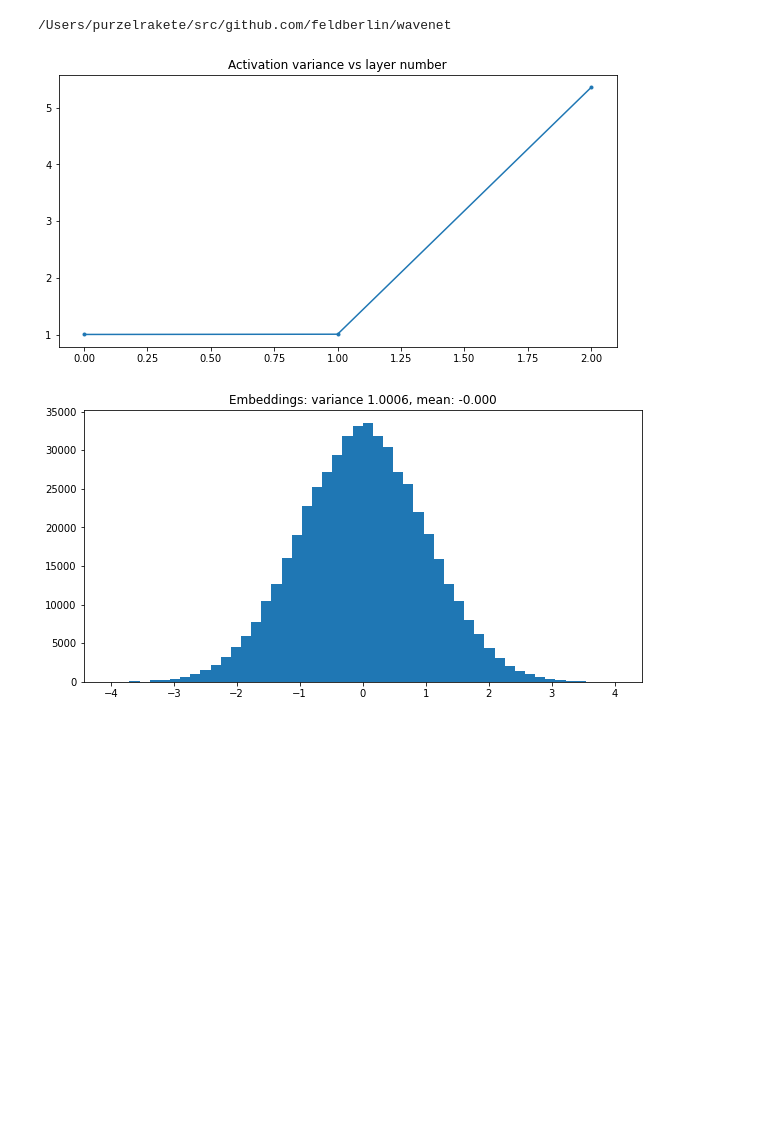
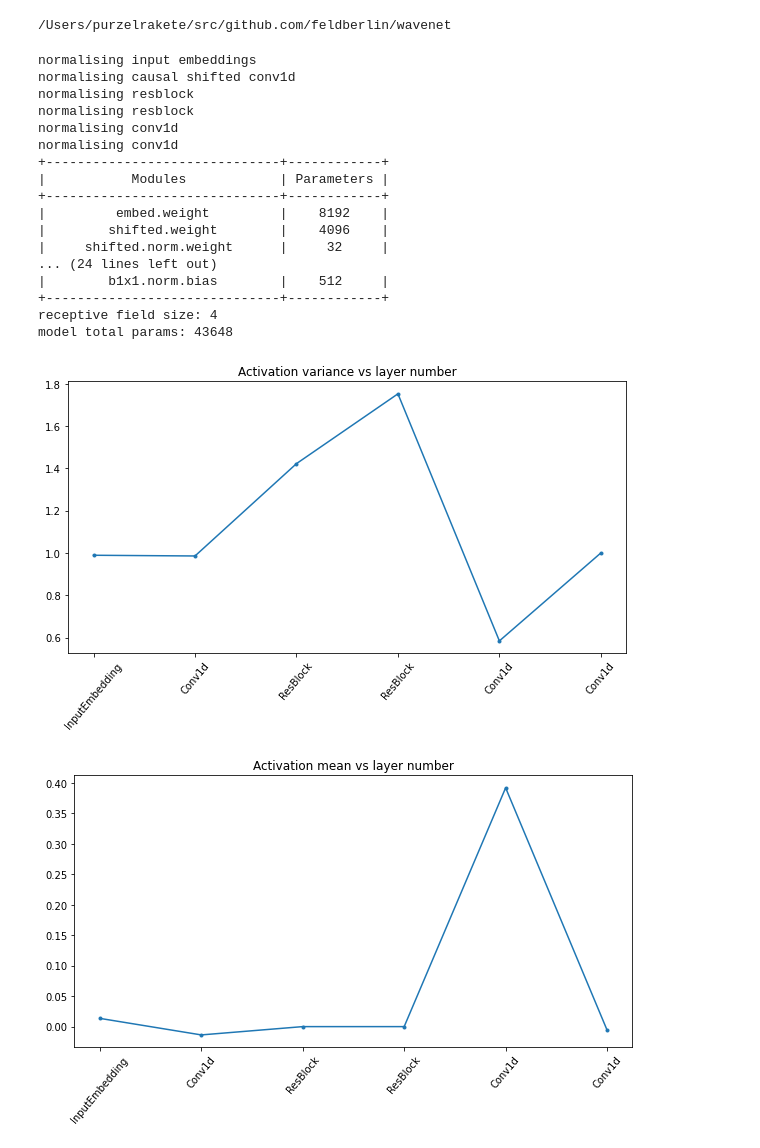
Before and after one commit to feldberlin/wavenet, a Jupyter notebook: notebooks/research/models.ipynb, the cells around one changed output. Drawn from its saved outputs; the diff is of its cells as text; code cells hidden in the pictures; blank space fills up the shorter version.

```diff
--- a/notebooks/research/models.ipynb
+++ b/notebooks/research/models.ipynb
@@ -18,54 +18,70 @@ import IPython.display as ipd
 
 from wavenet import model, train, sample, audio, datasets, utils, viz, debug
 # %%
-p = model.HParams(embed_inputs=True, mixed_precision=False)
+p = model.HParams(
+    embed_inputs=True,
+    mixed_precision=False,
+    batch_norm=True,
+    dilation_stacks=2,
+    n_layers=1
+).with_all_chans(32)
+
 m = model.Wavenet(p)
+debug.summarize(m)
 
 # capture activations
 memo = {}
 debug.activations(m, memo)
 x = torch.randint(p.n_classes, (10, p.n_audio_chans, 100), dtype=torch.long)
 _ = m(x, x)
+keys = [str(k).split('(')[0] for k in memo.keys()]
+values = list(memo.values())
 
-# activation functions may be missing. add them back in
+# plot variance vs each module output
 plt.figure(figsize=(10, 5))
 plt.title(f'Activation variance vs layer number')
-xs = [
-    res
-    for k, (res, *_)
-    in memo.items()
-]
+plt.xticks(range(len(keys)), keys, rotation=50)
+plt.plot(range(len(memo)), [x.std().item() for (x, *_) in values], marker='.')
 
-# add in relus where they are not in the forward function
-for i in [1, -1, -2]:
-    xs[i] = F.relu(xs[i])
-
-xs = [
-    x.std().item()
-    for x
-    in xs
-]
-
-# plot the results
-xs = xs[:3]
-plt.plot(range(len(xs)), xs, marker='.')
+# plot mean vs each module output
+plt.figure(figsize=(10, 5))
+plt.title(f'Activation mean vs layer number')
+plt.xticks(range(len(keys)), keys, rotation=50)
+plt.plot(range(len(memo)), [x.mean().item() for (x, *_) in values], marker='.')
 
 def fn(title, layer_index, activation=lambda x: x):
     _, activations = list(memo.items())[layer_index]
     if type(activations) == torch.Tensor:
         activations = [activations]
     for x in list(activations):
         x = x.detach().numpy().flatten()
         x = activation(torch.from_numpy(x)).numpy()
         plt.figure(figsize=(10, 5))
         plt.title(f"{title}: variance {str(x.var())[:6]}, mean: {str(x.mean())[:6]}")
         plt.hist(x, 50)
         plt.show()
         plt.close()
 
 fn('Embeddings', 0)
-fn('Shifted', 1, F.relu)
+fn('Shifted', 1)
 fn('First Res Block', 2)
 # %% [output]
+normalising input embeddings
+normalising causal shifted conv1d
+normalising resblock
+normalising resblock
+normalising conv1d
+normalising conv1d
++------------------------------+------------+
+|           Modules            | Parameters |
++------------------------------+------------+
+|         embed.weight         |    8192    |
+|        shifted.weight        |    4096    |
+|     shifted.norm.weight      |     32     |
+... (24 lines left out)
+|        b1x1.norm.bias        |    512     |
++------------------------------+------------+
+receptive field size: 4
+model total params: 43648
-[figure, old version]
+[figure, new version]
-[figure, old version]
+[figure, new version]
```
Also changed, not shown: parts of 2 cells of this notebook, 2 other files.
